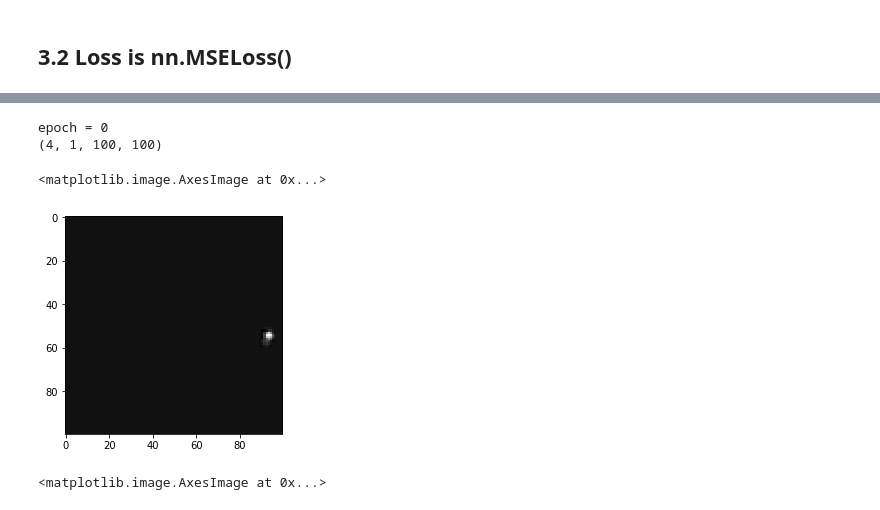
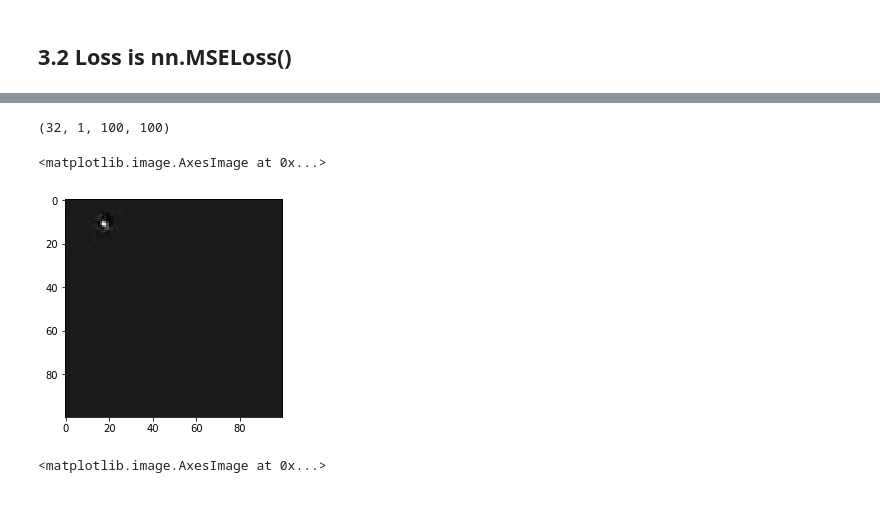
Before and after one commit to caitaozhan/deeplearning-localization, a Jupyter notebook: CNN-label.ipynb, the cells around one changed output, grey strips where cells are left out. Cells and saved outputs as stored; diff of their text form; code cells hidden in the pictures.

```diff
--- a/CNN-label.ipynb
+++ b/CNN-label.ipynb
@@ -365,19 +423,10 @@ t = 4800, loss = 0.00042770171421580017
 # %%
 model.eval()
-num_epochs = 1
-train_losses = []
-valid_accs = []
-best_acc = 0
-print_every = 100
-
-for epoch in range(num_epochs):
-    print(f'epoch = {epoch}')
-    for t, sample in enumerate(sensor_input_dataloader):
-        model.train()
-        X = sample['matrix'].to(device)
-        y = sample['label'].to(device)
-        pred = model(X)
-        break
+for t, sample in enumerate(sensor_input_dataloader):
+    X = sample['matrix'].to(device)
+    y = sample['label'].to(device)
+    pred = model(X)
+    break
 
 pred = pred.data.cpu().numpy()
 print(pred.shape)
@@ -391,4 +439,5 @@ epoch = 0
 # %%
+y = y.cpu()
 plt.imshow(y[i, 0].data.cpu(), cmap='gray')
 # %% [output]
 <matplotlib.image.AxesImage at 0x...>
@@ -446,29 +502,20 @@ t = 4800, loss = 9.331028559245169e-05
 # %%
 model.eval()
-num_epochs = 1
-train_losses = []
-valid_accs = []
-best_acc = 0
-print_every = 100
-
-for epoch in range(num_epochs):
-    print(f'epoch = {epoch}')
-    for t, sample in enumerate(sensor_input_dataloader):
-        model.train()
-        X = sample['matrix'].to(device)
-        y = sample['label'].to(device)
-        pred = model(X)
-        break
+for t, sample in enumerate(sensor_input_dataloader):
+    model.train()
+    X = sample['matrix'].to(device)
+    y = sample['label'].to(device)
+    pred = model(X)
+    break
 
 pred = pred.data.cpu().numpy()
 print(pred.shape)
 i = 0
 plt.imshow(pred[i, 0], cmap='gray')
 # %% [output]
-epoch = 0
-(4, 1, 100, 100)
+(32, 1, 100, 100)
 <matplotlib.image.AxesImage at 0x...>
-[figure, old version]
+[figure, new version]
 # %%
 plt.imshow(y[i, 0].data.cpu(), cmap='gray')
 # %% [output]
```
Also changed, not shown: parts of 7 cells of this notebook, 5 other files.
